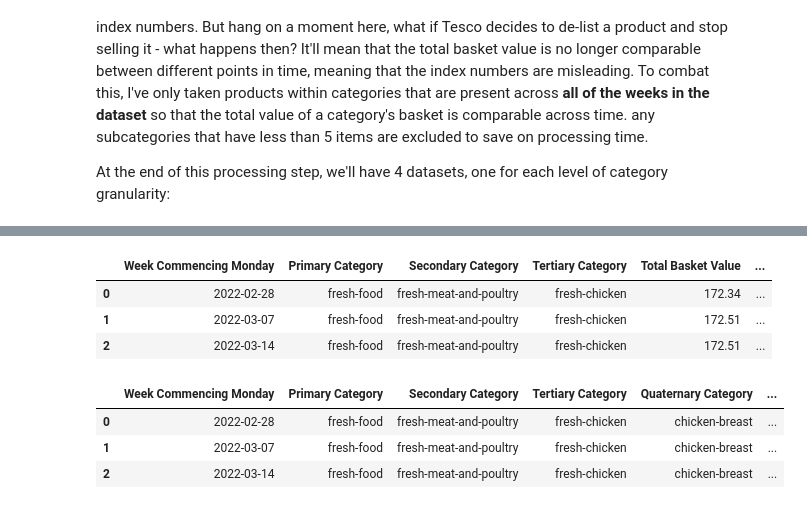
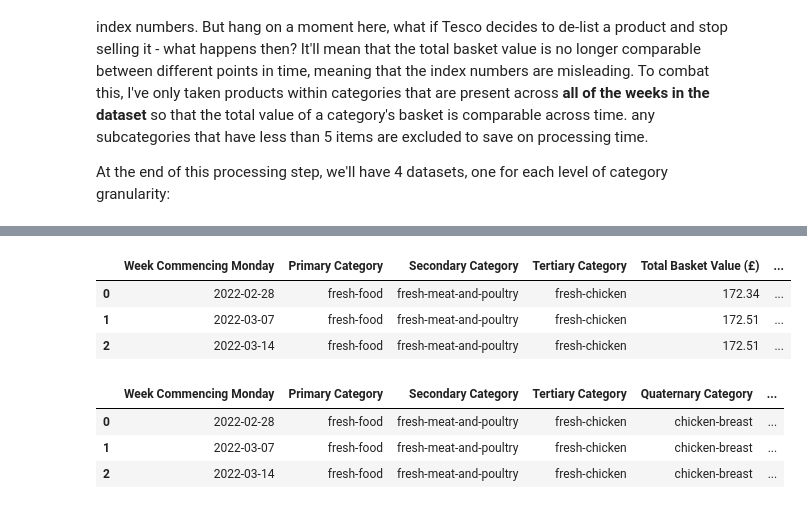
Before and after one commit to Blee1077/solverism-quarto-blog, a Jupyter notebook: posts/2022-09-20-tesco-price-analysis.ipynb, the cells around one changed output, grey strips where cells are left out. Cells and saved outputs as stored; diff of their text form; code cells hidden in the pictures.

```diff
--- a/posts/2022-09-20-tesco-price-analysis.ipynb
+++ b/posts/2022-09-20-tesco-price-analysis.ipynb
@@ -394,28 +406,34 @@ mask = (
 # %%
 #| echo: false
 #| output: true
 
 mask = (
     (cat_index_dict['category_3']['category_1']=='fresh-food')
     & (cat_index_dict['category_3']['category_2']=='fresh-meat-and-poultry')
     & (cat_index_dict['category_3']['category_3']=='fresh-chicken')
 )
 
-(
+disp_df = (
     cat_index_dict['category_3']
     [mask]
     .head(3)
     .rename(columns={
         'date': 'Week Commencing Monday',
         'category_1': 'Primary Category',
         'category_2': 'Secondary Category',
         'category_3': 'Tertiary Category',
-        'total_basket_value': 'Total Basket Value',
+        'total_basket_value': 'Total Basket Value (£)',
         'index': 'Index'
     })
 )
+
+# Round numbers for readability
+disp_df['Index'] = disp_df['Index'].round(2)
+disp_df['Total Basket Value (£)'] = disp_df['Total Basket Value (£)'].round(2)
+
+disp_df
 # %% [output]
-|  | Week Commencing Monday | Primary Category | Secondary Category | Tertiary Category | Total Basket Value | ... |
+|  | Week Commencing Monday | Primary Category | Secondary Category | Tertiary Category | Total Basket Value (£) | ... |
 | 0 | 2022-02-28 | fresh-food | fresh-meat-and-poultry | fresh-chicken | 172.34 | ... |
 | 1 | 2022-03-07 | fresh-food | fresh-meat-and-poultry | fresh-chicken | 172.51 | ... |
 | 2 | 2022-03-14 | fresh-food | fresh-meat-and-poultry | fresh-chicken | 172.51 | ... |
```
Also changed, not shown: parts of 5 cells of this notebook.
